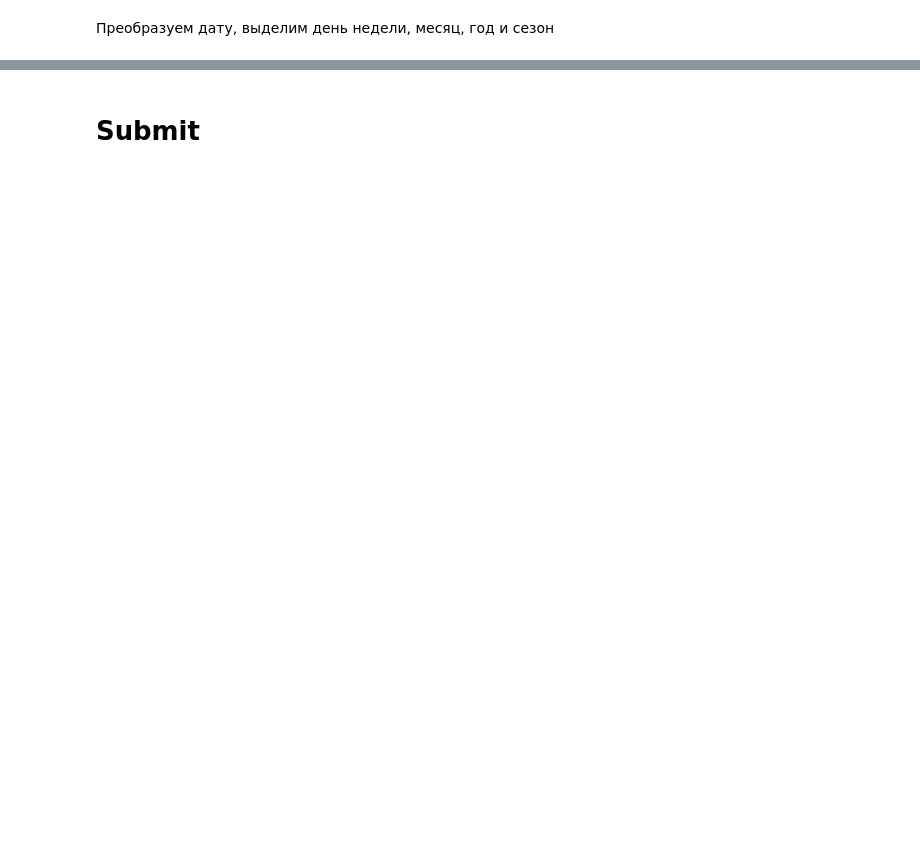
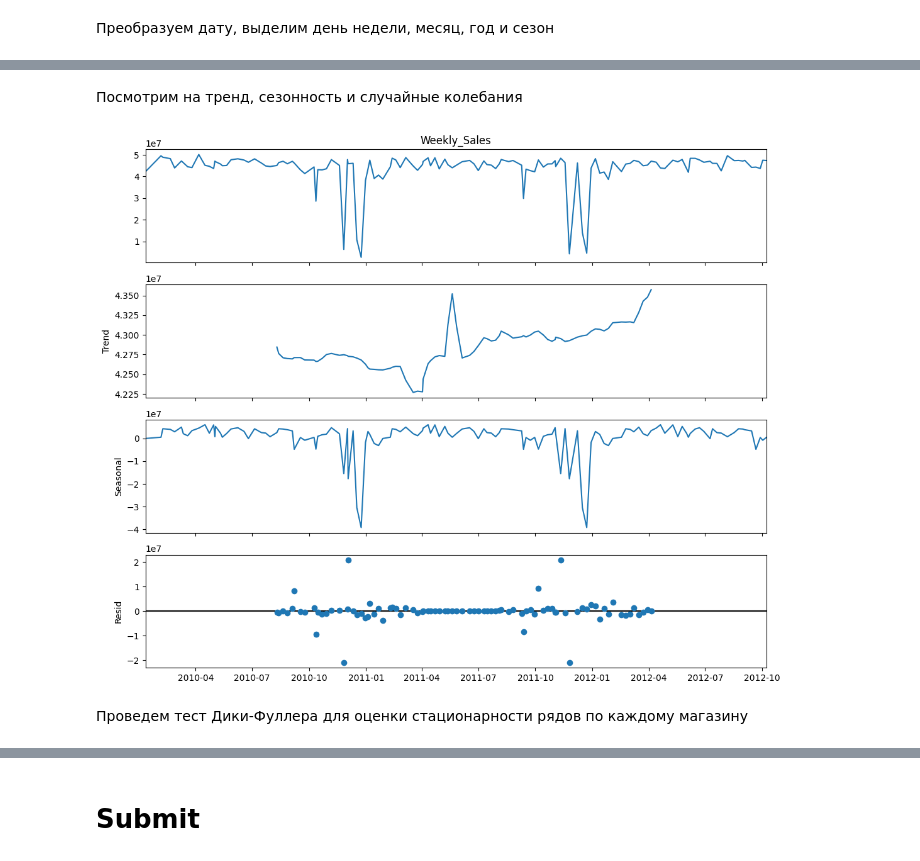
Before and after one commit to anastasia-nemkova/ML_labs, a Jupyter notebook: lab3/submit.ipynb, the cells around one changed output, grey strips where cells are left out. Drawn from its saved outputs; the diff is of its cells as text; code cells hidden in the pictures; blank space fills up the shorter version.

```diff
--- a/lab3/submit.ipynb
+++ b/lab3/submit.ipynb
@@ -184,0 +171,17 @@ plt.show()
+# %%
+cleaned_data = []
+
+for store_id, store_data in train_df.groupby('Store'):
+    Q1 = store_data["Weekly_Sales"].quantile(0.25)
+    Q3 = store_data["Weekly_Sales"].quantile(0.75)
+    IQR = Q3 - Q1
+
+    lower_bound = Q1 - 1.5 * IQR
+    upper_bound = Q3 + 1.5 * IQR
+
+
+    store_cleaned_data = store_data[(store_data["Weekly_Sales"] >= lower_bound) & (store_data["Weekly_Sales"] <= upper_bound)]
+
+    cleaned_data.append(store_cleaned_data)
+
+train_df = pd.concat(cleaned_data)
@@ -237,3 +249,18 @@ Name: count, dtype: int64
 
 # train_df = pd.concat(store_dfs)
 # train_df.head()
+# %% [markdown]
+Посмотрим на тренд, сезонность и случайные колебания
+# %%
+weekly_sales = train_df.groupby('Date')['Weekly_Sales'].sum()
+
+rcParams['figure.figsize'] = 11, 9
+
+decompose = seasonal_decompose(weekly_sales, model='additive', period=52)
+decompose.plot()
+
+plt.show()
+# %% [output]
+[figure, added]
+# %% [markdown]
+Проведем тест Дики-Фуллера для оценки стационарности рядов по каждому магазину
```
Also changed, not shown: parts of 30 cells of this notebook, 1 other file.
